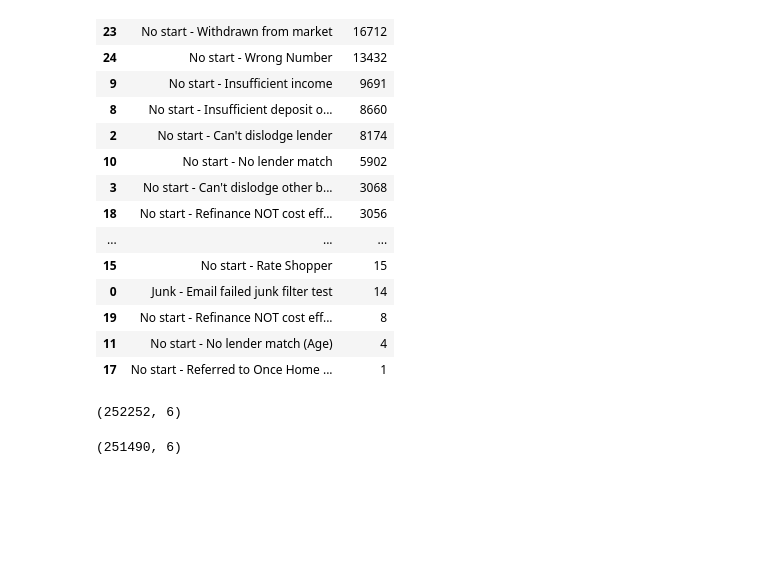
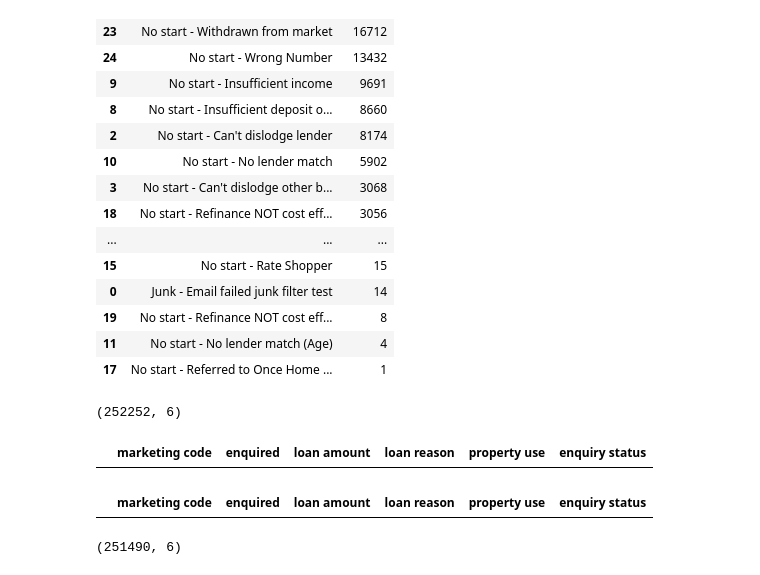
Before and after one commit to MagicMike90/customer-interest, a Jupyter notebook: clean_data.ipynb, the cells around one changed output. Saved outputs shown, nothing was run; the diff lists cells and outputs as text; code cells hidden in the pictures; blank space fills up the shorter version.

```diff
--- a/clean_data.ipynb
+++ b/clean_data.ipynb
@@ -89,8 +76,16 @@ df = df[~df[target].isin(['In Progress','Just Received','On Hold'])]
 df.shape
 # %% [output]
 (252252, 6)
+# %%
+df[df['loan amount'] == "nan"]
+# %% [output]
+|  | marketing code | enquired | loan amount | loan reason | property use | enquiry status |
 # %%
 df['loan amount'].fillna(0,inplace=True)
+# %%
+df[df['loan amount'] == "nan"]
+# %% [output]
+|  | marketing code | enquired | loan amount | loan reason | property use | enquiry status |
 # %%
 # convert to string to do replacement
 df['loan amount'] = df['loan amount'].astype("str")
```
Also changed, not shown: parts of 3 cells of this notebook, 4 other files.
